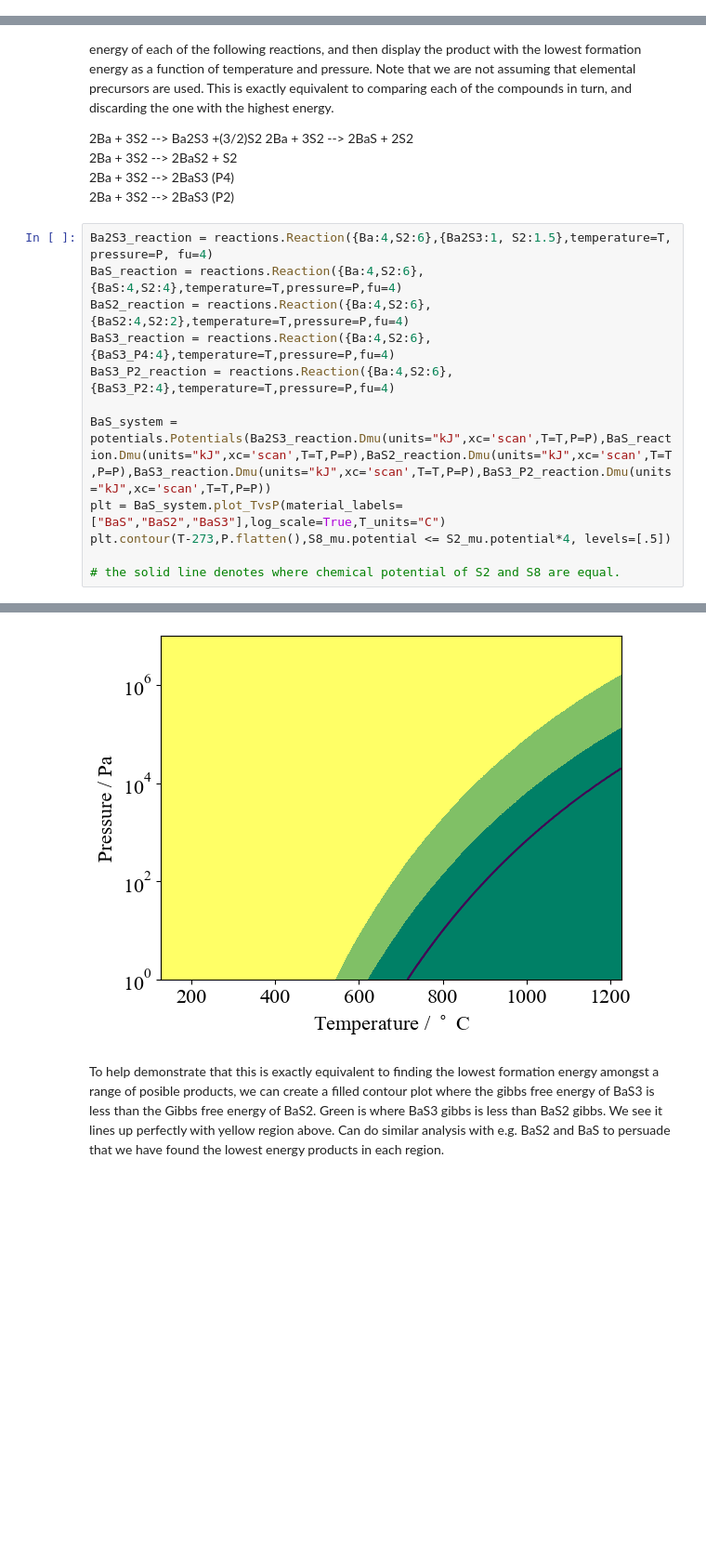
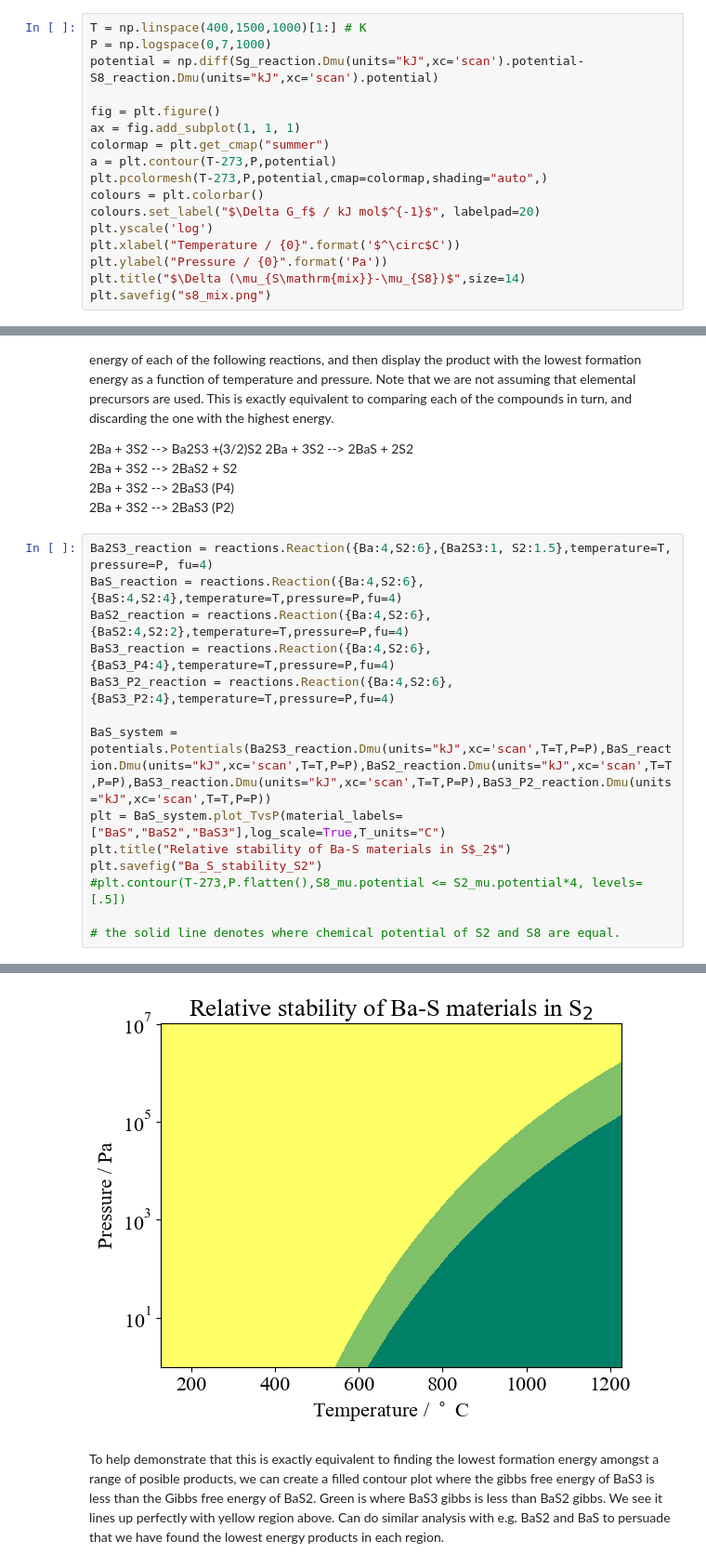
Before and after one commit to NU-CEM/2023_BaZrS3_Thermodynamic_Model, a Jupyter notebook: thermodynamic_analysis.ipynb, the cells around one changed output, grey strips where cells are left out. Shown at 93% size. Drawn from its saved outputs; the diff is of its cells as text; blank space fills up the shorter version.

Commit message:
SI_plots

```diff
--- a/thermodynamic_analysis.ipynb
+++ b/thermodynamic_analysis.ipynb
@@ -122,0 +184,17 @@ GFE.plot_TvsP(scale_range=[-1300, -920],T_units="C")
+# %%
+T = np.linspace(400,1500,1000)[1:] # K
+P = np.logspace(0,7,1000)
+potential = np.diff(Sg_reaction.Dmu(units="kJ",xc='scan').potential-S8_reaction.Dmu(units="kJ",xc='scan').potential)
+
+fig = plt.figure()
+ax = fig.add_subplot(1, 1, 1)
+colormap = plt.get_cmap("summer")
+a = plt.contour(T-273,P,potential)
+plt.pcolormesh(T-273,P,potential,cmap=colormap,shading="auto",)
+colours = plt.colorbar()
+colours.set_label("$\Delta G_f$ / kJ mol$^{-1}$", labelpad=20)
+plt.yscale('log')
+plt.xlabel("Temperature / {0}".format('$^\circ$C'))
+plt.ylabel("Pressure / {0}".format('Pa'))
+plt.title("$\Delta (\mu_{S\mathrm{mix}}-\mu_{S8})$",size=14)
+plt.savefig("s8_mix.png")
@@ -387,7 +467,9 @@ BaS3_P2_reaction = reactions.Reaction({Ba:4,S2:6},{BaS3_P2:4},temperature=T,pres
 
 BaS_system = potentials.Potentials(Ba2S3_reaction.Dmu(units="kJ",xc='scan',T=T,P=P),BaS_reaction.Dmu(units="kJ",xc='scan',T=T,P=P),BaS2_reaction.Dmu(units="kJ",xc='scan',T=T,P=P),BaS3_reaction.Dmu(units="kJ",xc='scan',T=T,P=P),BaS3_P2_reaction.Dmu(units="kJ",xc='scan',T=T,P=P))
 plt = BaS_system.plot_TvsP(material_labels=["BaS","BaS2","BaS3"],log_scale=True,T_units="C")
-plt.contour(T-273,P.flatten(),S8_mu.potential <= S2_mu.potential*4, levels=[.5])
+plt.title("Relative stability of Ba-S materials in S$_2$")
+plt.savefig("Ba_S_stability_S2")
+#plt.contour(T-273,P.flatten(),S8_mu.potential <= S2_mu.potential*4, levels=[.5])
 
 # the solid line denotes where chemical potential of S2 and S8 are equal.
 # %% [output]
@@ -395,4 +476,4 @@ plt.contour(T-273,P.flatten(),S8_mu.potential <= S2_mu.potential*4, levels=[.5])
-[figure, old version]
+[figure, new version]
 # %% [markdown]
 To help demonstrate that this is exactly equivalent to finding the lowest formation energy amongst a range of posible products, we can create a filled contour plot where the gibbs free energy of BaS3 is less than the Gibbs free energy of BaS2. Green is where BaS3 gibbs is less than BaS2 gibbs. We see it lines up perfectly with yellow region above. Can do similar analysis with e.g. BaS2 and BaS to persuade that we have found the lowest energy products in each region.
 # %%
```
Also changed, not shown: parts of 12 cells of this notebook.
